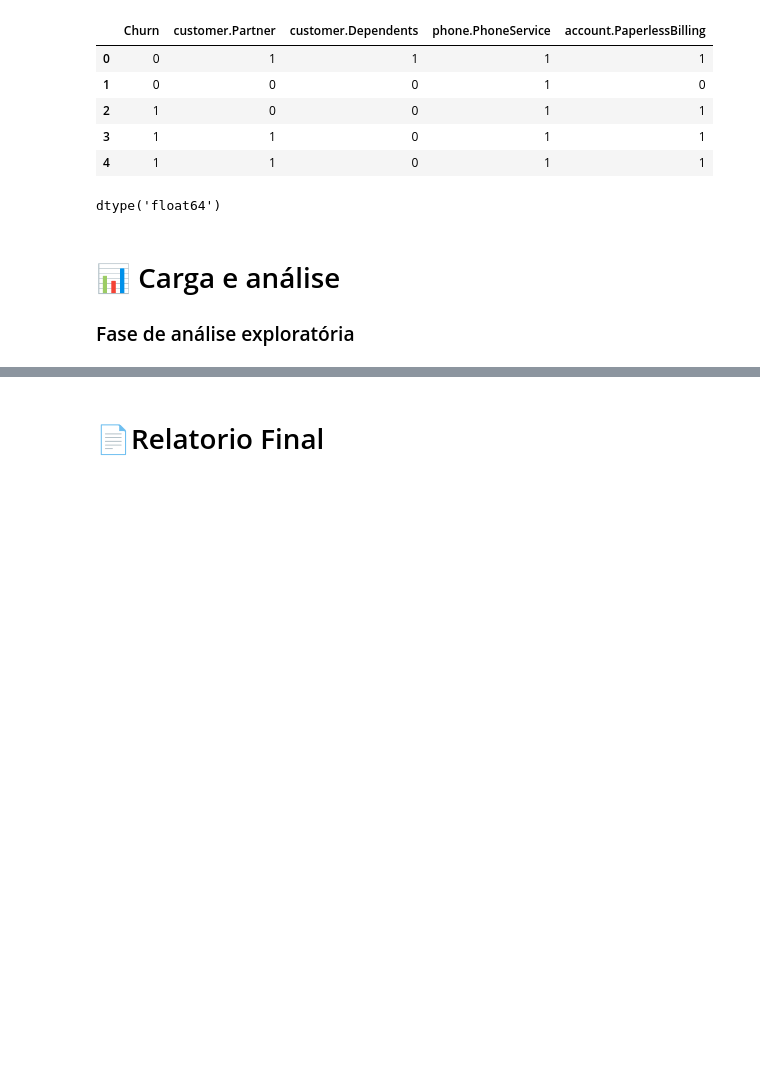
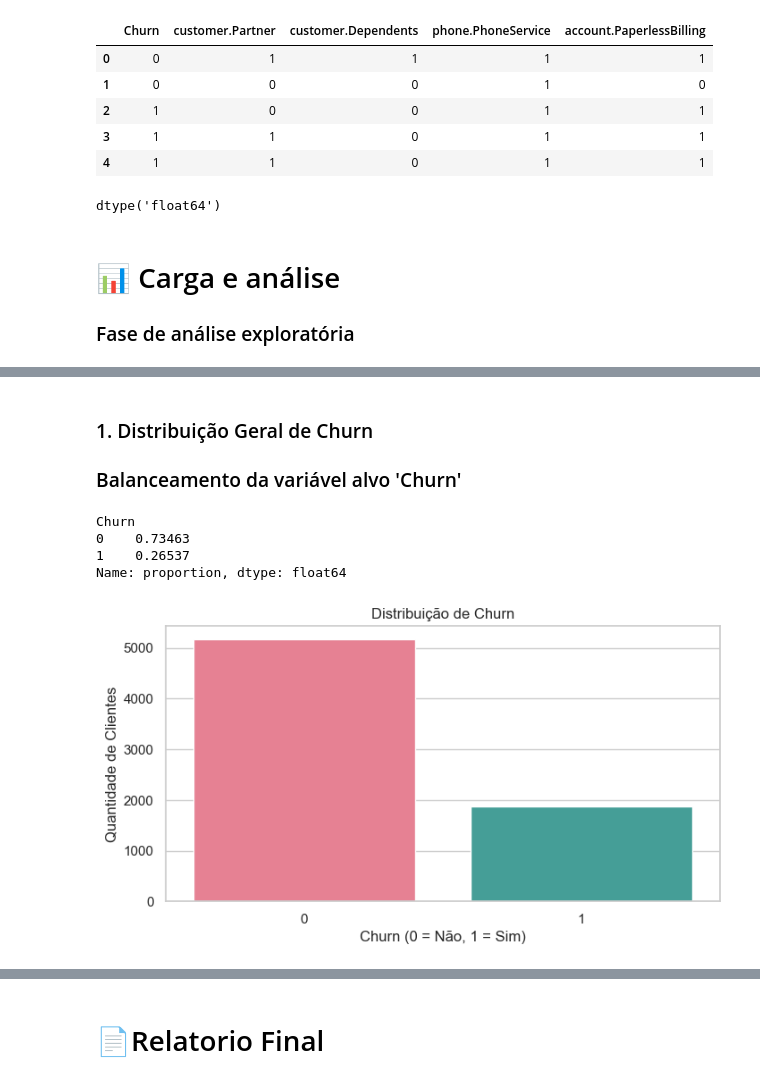
Before and after one commit to TheGabrielVieira/challenge2-data-science, a Jupyter notebook: ETL_TelecomX_BR.ipynb, the cells around one changed output, grey strips where cells are left out. Drawn from its saved outputs; the diff is of its cells as text; code cells hidden in the pictures; blank space fills up the shorter version.

```diff
--- a/ETL_TelecomX_BR.ipynb
+++ b/ETL_TelecomX_BR.ipynb
@@ -384,7 +394,26 @@ df_silver.describe()
 # %%
 # Estilo dos gráficos
 sns.set(style='whitegrid')
-custom_palette = 'BuGn'  # tons de azul-verde
+custom_palette = 'husl'
 
 # Exibir gráficos com tamanho padrão
 plt.rcParams['figure.figsize'] = (8, 4)
+# %% [markdown]
+### 1. Distribuição Geral de Churn
+### Balanceamento da variável alvo 'Churn'
+# %%
+# Contagem e proporção
+print(df_silver['Churn'].value_counts(normalize=True))
+
+# Gráfico
+sns.countplot(data=df_silver, x='Churn', palette=custom_palette)
+plt.title('Distribuição de Churn')
+plt.xlabel('Churn (0 = Não, 1 = Sim)')
+plt.ylabel('Quantidade de Clientes')
+plt.show()
+# %% [output]
+Churn
+0    0.73463
+1    0.26537
+Name: proportion, dtype: float64
+[figure, added]
```
Also changed, not shown: parts of 34 cells of this notebook, 1 other file.
